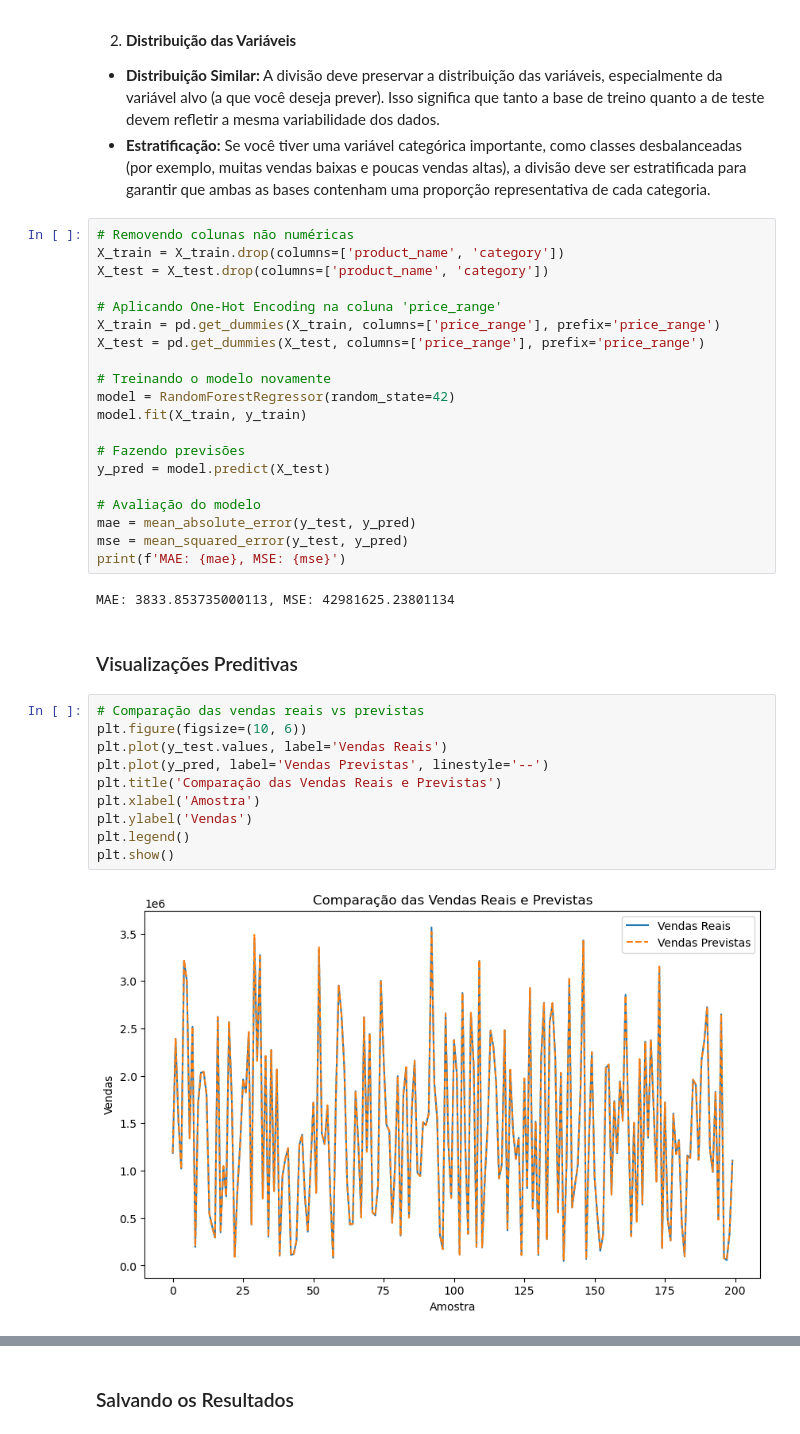
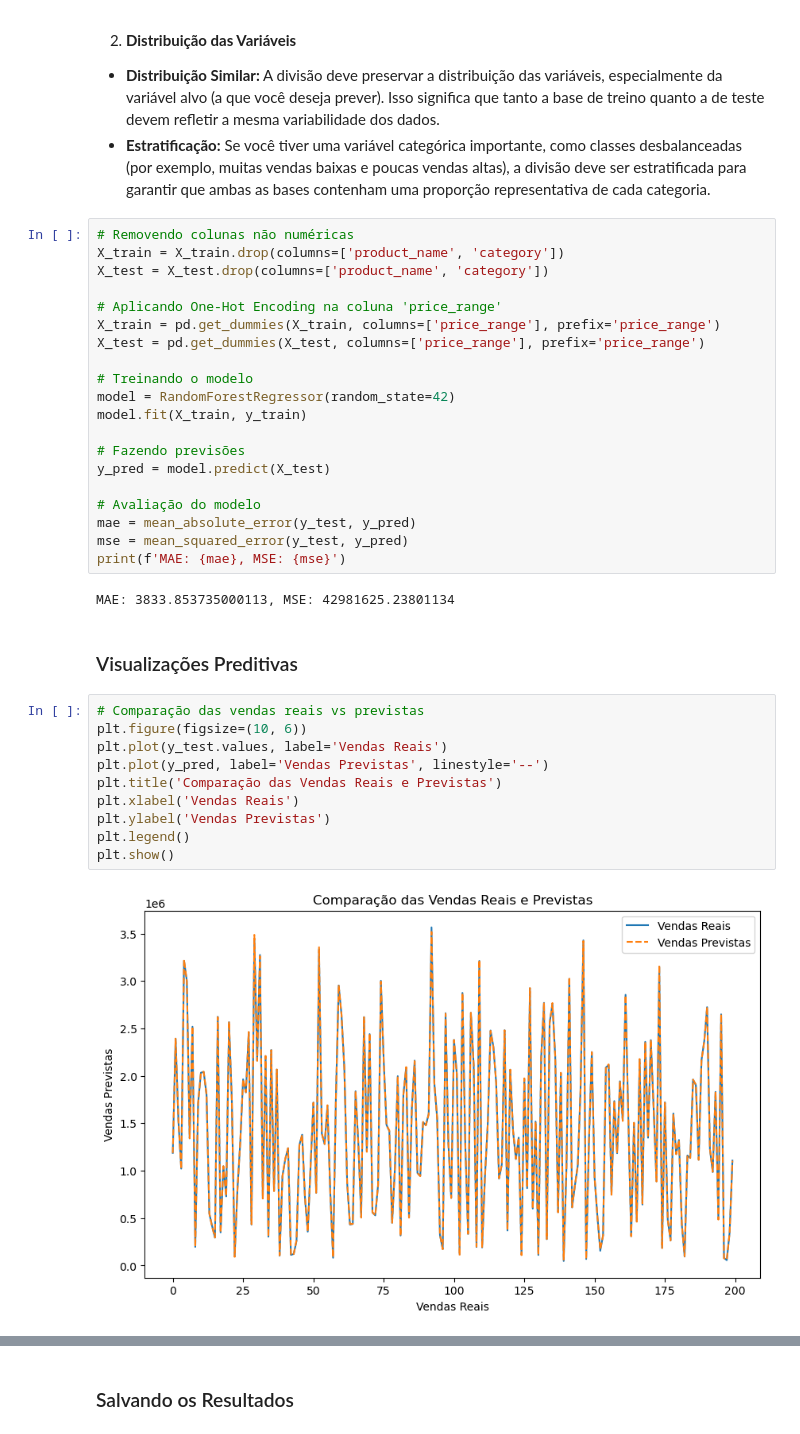
Before and after one commit to JONATHAN-ALMEIDA-MESQUITA/E-commerce_sales_analysis, a Jupyter notebook: Notebook/Analise_de_vendas_de_e-comerce.ipynb, the cells around one changed output, grey strips where cells are left out. Cells and saved outputs as stored; diff of their text form.

Commit message:
Finalização do modelo de previsão de vendas

```diff
--- a/Notebook/Analise_de_vendas_de_e-comerce.ipynb
+++ b/Notebook/Analise_de_vendas_de_e-comerce.ipynb
@@ -372,7 +371,7 @@ X_test = X_test.drop(columns=['product_name', 'category'])
 X_train = pd.get_dummies(X_train, columns=['price_range'], prefix='price_range')
 X_test = pd.get_dummies(X_test, columns=['price_range'], prefix='price_range')
 
-# Treinando o modelo novamente
+# Treinando o modelo
 model = RandomForestRegressor(random_state=42)
 model.fit(X_train, y_train)
 
@@ -390,12 +389,12 @@ MAE: 3833.853735000113, MSE: 42981625.23801134
 # %%
 # Comparação das vendas reais vs previstas
 plt.figure(figsize=(10, 6))
 plt.plot(y_test.values, label='Vendas Reais')
 plt.plot(y_pred, label='Vendas Previstas', linestyle='--')
 plt.title('Comparação das Vendas Reais e Previstas')
-plt.xlabel('Amostra')
-plt.ylabel('Vendas')
+plt.xlabel('Vendas Reais')
+plt.ylabel('Vendas Previstas')
 plt.legend()
 plt.show()
 # %% [output]
-[figure, old version]
+[figure, new version]
```
Also changed, not shown: parts of 2 cells of this notebook.
